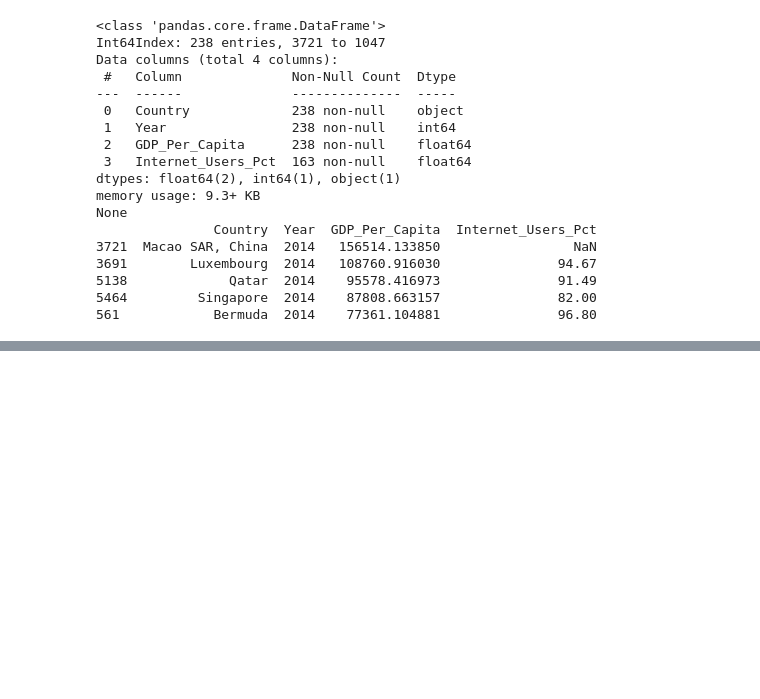
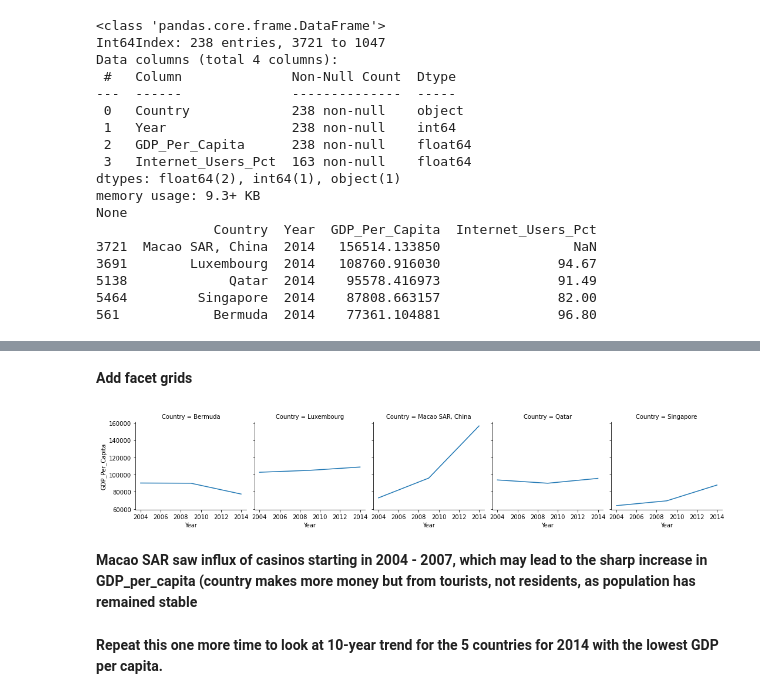
Before and after one commit to NSS-Data-Analytics-Cohort-6/gdp-and-internet-usage-mdecampo, a Jupyter notebook: notebooks/GDP_notebook.ipynb, the cells around one changed output, grey strips where cells are left out. Drawn from its saved outputs; the diff is of its cells as text; code cells hidden in the pictures; blank space fills up the shorter version.

```diff
--- a/notebooks/GDP_notebook.ipynb
+++ b/notebooks/GDP_notebook.ipynb
@@ -478,0 +488,12 @@ print(gdp_10_year)
+# %% [markdown]
+**Add facet grids**
+# %%
+grids_high_pc=sns.FacetGrid(gdp_10_year, col='Country')
+grids_high_pc.map(sns.lineplot,'Year','GDP_Per_Capita')
+plt.show()
+# %% [output]
+[figure, added]
+# %% [markdown]
+**Macao SAR saw influx of casinos starting in 2004 - 2007, which may lead to the sharp increase in GDP_per_capita (country makes more money but from tourists, not residents, as population has remained stable**
+# %% [markdown]
+**Repeat this one more time to look at 10-year trend for the 5 countries for 2014 with the lowest GDP per capita.**
```
Also changed, not shown: parts of 13 cells of this notebook.
